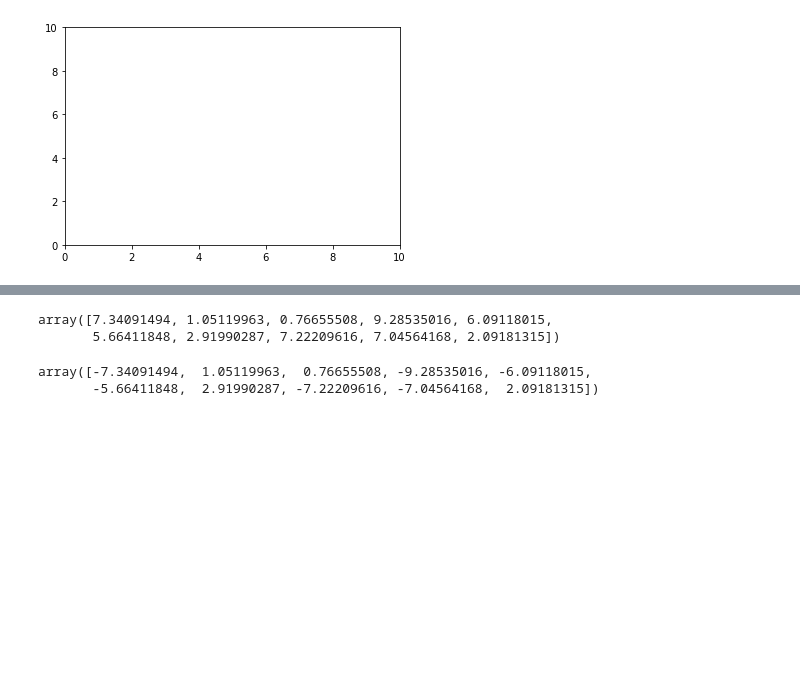
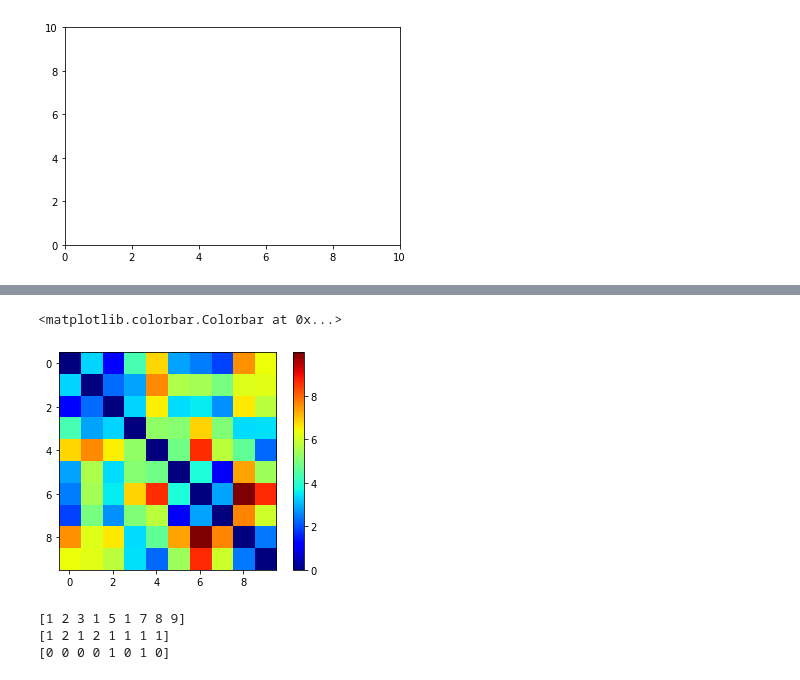
Before and after one commit to alifele/Montecarlo-and-Molecular-dynamics, a Jupyter notebook: Python/Molecular Dynamics/Classroom_practice.ipynb, the cells around one changed output, grey strips where cells are left out. Cells and saved outputs as stored; diff of their text form; code cells hidden in the pictures; blank space fills up the shorter version.

```diff
--- a/Python/Molecular Dynamics/Classroom_practice.ipynb
+++ b/Python/Molecular Dynamics/Classroom_practice.ipynb
@@ -61,5 +81,0 @@ arr = np.random.random(10)*10
-# %%
-arr
-# %% [output]
-array([7.34091494, 1.05119963, 0.76655508, 9.28535016, 6.09118015,
-       5.66411848, 2.91990287, 7.22209616, 7.04564168, 2.09181315])
@@ -68,5 +82,16 @@ arr[arr>5]*=-1
-# %%
-arr
-# %% [output]
-array([-7.34091494,  1.05119963,  0.76655508, -9.28535016, -6.09118015,
-       -5.66411848,  2.91990287, -7.22209616, -7.04564168,  2.09181315])
+# %%
+plt.imshow(mat,cmap='jet')
+plt.colorbar()
+# %% [output]
+<matplotlib.colorbar.Colorbar at 0x...>
+[figure, added]
+# %%
+x = np.array([1,2,3,1,5,1,7,8,9])
+y = np.array([1,2,1,2,1,1,1,1])
+print(x)
+print(y)
+print(a-b)
+# %% [output]
+[1 2 3 1 5 1 7 8 9]
+[1 2 1 2 1 1 1 1]
+[0 0 0 0 1 0 1 0]
```
Also changed, not shown: parts of 14 cells of this notebook.
